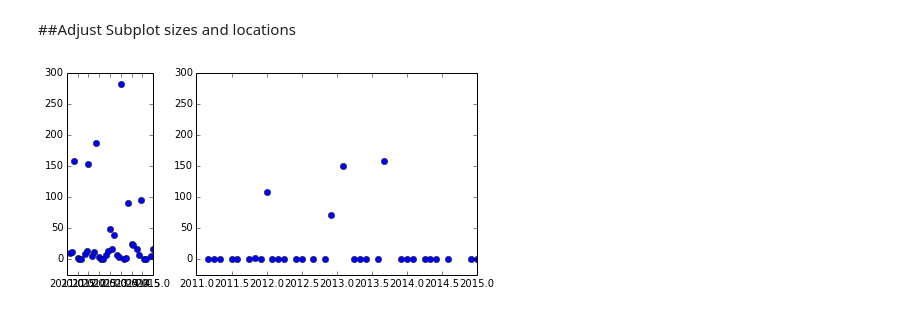
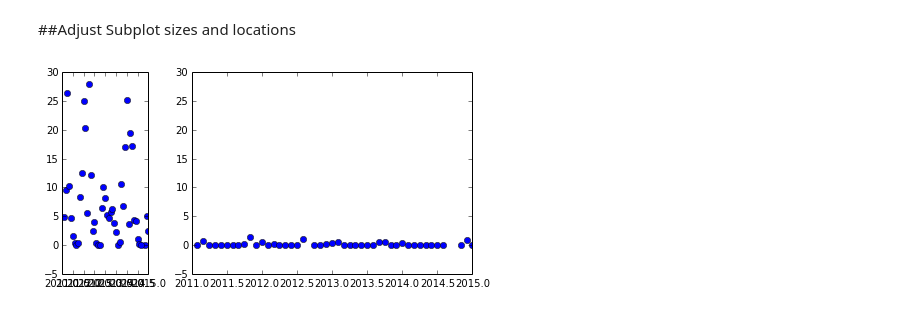
Before and after one commit to jiffyclub/2015-09-09-lbl-labtech, a Jupyter notebook: advanced_matplotlib.ipynb, the cells around one changed output. Cells and saved outputs as stored; diff of their text form; code cells hidden in the pictures.

```diff
--- a/advanced_matplotlib.ipynb
+++ b/advanced_matplotlib.ipynb
@@ -10,4 +12,5 @@ precip_table_data = pd.read_csv('pandas/precip_data.csv')
 # %%
+from datetime import datetime
 def convert_date_to_fractional_year(month, year):
     '''
     Given a month and a year, convert to fractional year
@@ -17,24 +20,17 @@ def convert_date_to_fractional_year(month, year):
         year : int
             4 digit year
     '''
-    month_to_num = {'Jan':1, 'Feb':2, 'Mar':3, 'Apr':4,
-                    'May':5, 'Jun':6, 'Jul':7, 'Aug':8,
-                    'Sep':9, 'Oct':10, 'Nov':11, 'Dec':12}
-    frac_year = year + month_to_num[month]/12.
-    return frac_year
+    date = datetime.strptime('{} {}'.format(month, year), '%b %Y')
+    fractional_year = float(date.year) + float(date.month)/12.0
+    return fractional_year
-# %%
-#Use every 4th one since that represents total precipitations
-precip =  precip_table_data['value'][::4]
-location = precip_table_data['abbreviation'][::4]
-all_year = precip_table_data['year'][::4]
-all_month = precip_table_data['month'][::4]
+# %%
+# filter to only monthly data
+#~ means invert the condition
+precip_data = precip_table_data.loc[~precip_table_data.month.isin(['Oct-Sep', 'Oct-Aug', 'Wat-Yr'])]
 # %%
 #Convert all dates to fractional year
 date = []
 for month, year in zip(all_month, all_year):
-    try:
-        date.append(convert_date_to_fractional_year(month, year))
-    except KeyError:
-        date.append(np.nan)
+    date.append(convert_date_to_fractional_year(month, year))
 
-date = np.array(date)
+precip_data['date'] = date
@@ -156,16 +172,26 @@ pp.close()
 ##Adjust Subplot sizes and locations
 # %%
 fig = pyplot.figure()
+#---------
 ax1 = fig.add_subplot(2,1,1)
-ax1.plot(date[np.where(location == 'GAS')], precip[np.where(location == 'GAS')], 'o')
+#---------
+whr = precip_data.abbreviation == 'GAS'
+ax1.plot(precip_data.date[whr], precip_data.precip[whr], 'o')
 format_axis(which = 'x', axis = ax1)
-ax1.set_ylim(-25, 300)
+ax1.set_ylim(-5, 30)
+#---------
 ax1.set_position([0, 0, 0.2, 0.7]) #[left, bottom, width, height]
+#---------
 
+#---------
 ax2 = fig.add_subplot(2, 1, 2)
-ax2.plot(date[np.where(location == 'IMP')], precip[np.where(location == 'IMP')], 'o')
+#---------
+whr = precip_data.abbreviation == 'IMP'
+ax2.plot(precip_data.date[whr], precip_data.precip[whr], 'o')
 format_axis(which = 'x', axis = ax2)
-ax2.set_ylim(-25, 300)
+ax2.set_ylim(-5, 30)
+#---------
 ax2.set_position([0.3, 0, 0.65, 0.7])
+#---------
 # %% [output]
-[figure, old version]
+[figure, new version]
```
Also changed, not shown: parts of 14 cells of this notebook.
